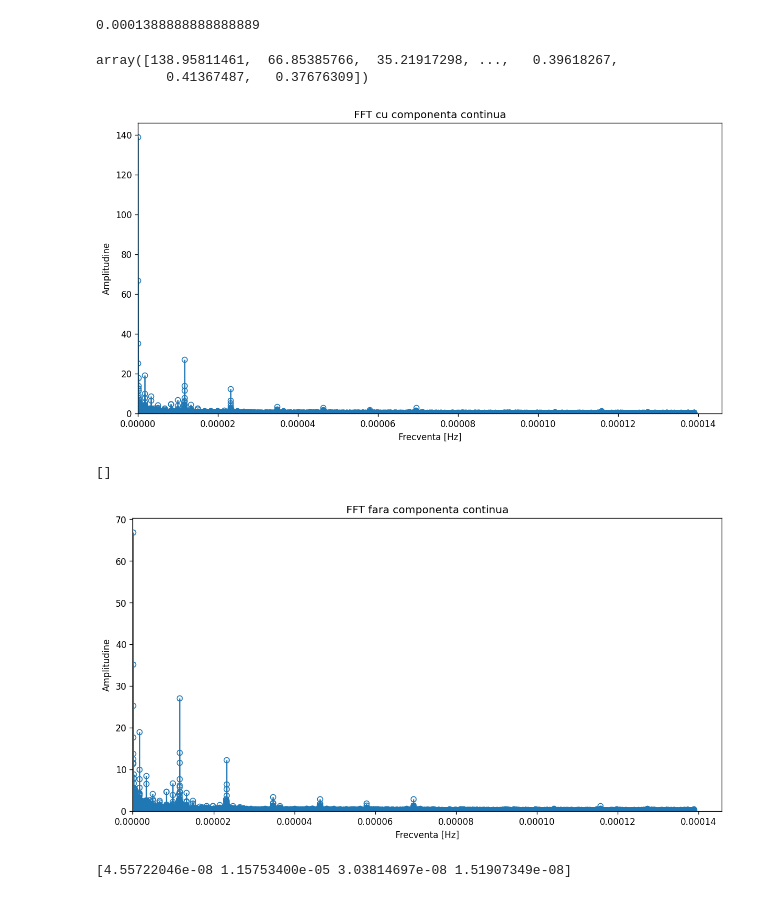
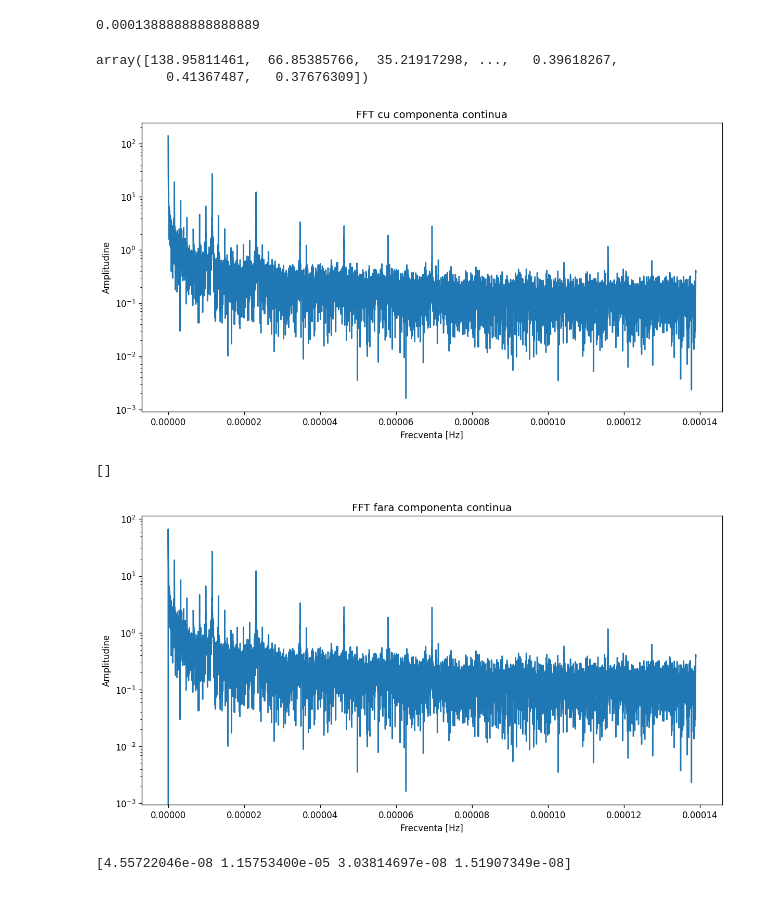
Before and after one commit to lmihaig/facultate, a Jupyter notebook: An4/Sem1/ProcSemn/lab/lab05/lab5.ipynb, the cells around one changed output. Saved outputs shown, nothing was run; the diff lists cells and outputs as text; code cells hidden in the pictures.

```diff
--- a/An4/Sem1/ProcSemn/lab/lab05/lab5.ipynb
+++ b/An4/Sem1/ProcSemn/lab/lab05/lab5.ipynb
@@ -44,40 +44,39 @@ f = Fs * np.linspace(0, N // 2, N // 2) / N
 
 fig, ax = plt.subplots(figsize=(12, 6))
 
-m, n, baseline = ax.stem(f, X)
-m.set_markerfacecolor("none")
+ax.plot(f, X)
 ax.set_title("FFT cu componenta continua")
 ax.set_xlabel("Frecventa [Hz]")
 ax.set_ylabel("Amplitudine")
-ax.set_ylim(bottom=0)
-ax.set_xlim(left=0)
-plt.setp(baseline, linewidth=0)
+ax.set_yscale("log")
+# ax.set_xscale("log")
+
+# plt.setp(baseline, linewidth=0)
 
 plt.plot()
 X
 # %% [output]
 array([138.95811461,  66.85385766,  35.21917298, ...,   0.39618267,
          0.41367487,   0.37676309])
-[figure, old version]
+[figure, new version]
 # %%
 # e
 # componenta continua este la 0Hz 138.95 ?
 X[0] = 0
 
 fig, ax = plt.subplots(figsize=(12, 6))
 
-m, n, baseline = ax.stem(f, X)
-m.set_markerfacecolor("none")
+ax.plot(f, X)
+# m.set_markerfacecolor("none")
 ax.set_title("FFT fara componenta continua")
 ax.set_xlabel("Frecventa [Hz]")
 ax.set_ylabel("Amplitudine")
-ax.set_ylim(bottom=0)
-ax.set_xlim(left=0)
-plt.setp(baseline, linewidth=0)
+ax.set_yscale("log")
+# plt.setp(baseline, linewidth=0)
 plt.plot()
 # %% [output]
 []
-[figure, old version]
+[figure, new version]
 # %%
 # f
 ind_max = np.argpartition(X, -4)[-4:]
```
Also changed, not shown: 8 other files.
